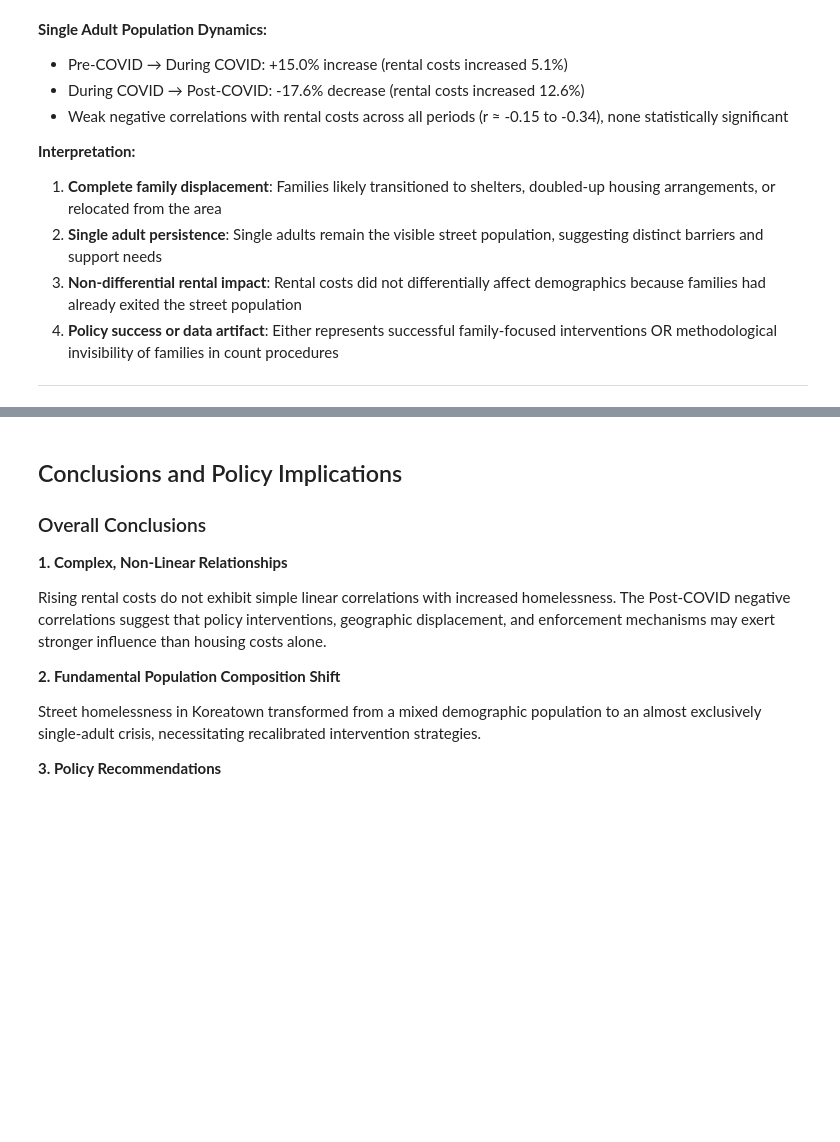
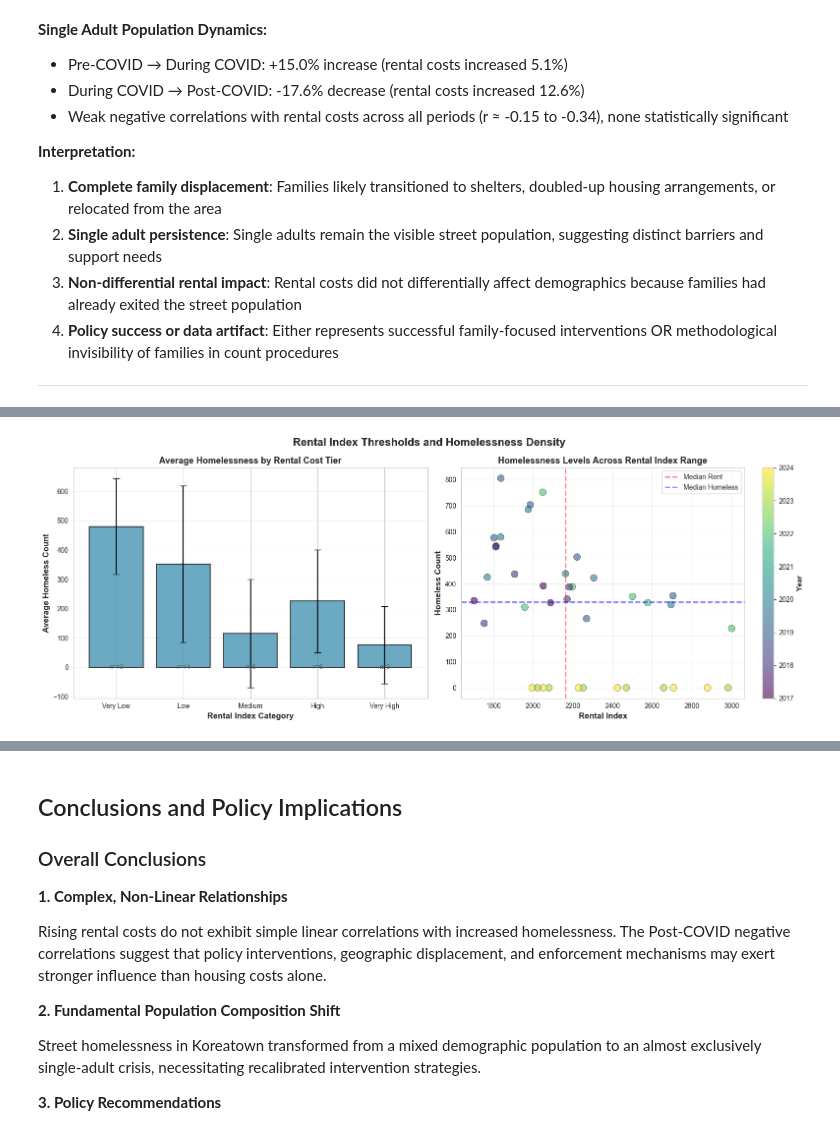
Before and after one commit to rxqnx00/homelessness_dataset, a Jupyter notebook: analysis.ipynb, the cells around one changed output, grey strips where cells are left out. Drawn from its saved outputs; the diff is of its cells as text; code cells hidden in the pictures; blank space fills up the shorter version.

```diff
--- a/analysis.ipynb
+++ b/analysis.ipynb
@@ -971,12 +972,25 @@ for i in range(len(periods)-1):
         # Families change
         family_old = family_period_means.loc[current, 'totStreetFamMem']
         family_new = family_period_means.loc[next_period, 'totStreetFamMem']
-        family_pct = ((family_new - family_old) / family_old * 100) if family_old != 0 else 0
+        if family_old != 0:
+            family_pct = ((family_new - family_old) / family_old * 100)
+            family_pct_str = f"{family_pct:+6.1f}%"
+        elif family_new == 0:
+            family_pct = 0
+            family_pct_str = "No change (both 0)"
+        else:
+            family_pct = float('inf')
+            family_pct_str = "N/A (from 0)"
 
         print(f"  Rental Index:        {rental_old:8.2f} → {rental_new:8.2f} ({rental_pct:+6.1f}%)")
         print(f"  Single Adults:       {single_old:8.2f} → {single_new:8.2f} ({single_pct:+6.1f}%)")
-        print(f"  Family Members:      {family_old:8.2f} → {family_new:8.2f} ({family_pct:+6.1f}%)")
-        print(f"\n  Differential Impact: {abs(single_pct - family_pct):.1f} percentage points")
+        print(f"  Family Members:      {family_old:8.2f} → {family_new:8.2f} ({family_pct_str})")
+
+        # Only calculate differential if both percentages are valid numbers
+        if family_old != 0:
+            print(f"\n  Differential Impact: {abs(single_pct - family_pct):.1f} percentage points")
+        else:
+            print(f"\n  Note: Family homelessness already at zero; differential impact not applicable")
 
         if abs(single_pct) > abs(family_pct):
             print(f"  → Single adults were impacted MORE severely")
@@ -1105,0 +1284,71 @@ more single adults relative to families.
+# %%
+# Graph 3: Rental Affordability Threshold Analysis
+# Explores whether certain rental index levels correlate with homelessness spikes
+
+fig, axes = plt.subplots(1, 2, figsize=(16, 6))
+fig.suptitle('Rental Index Thresholds and Homelessness Density', fontsize=16, fontweight='bold')
+
+# Create rental index bins
+analysis_df['rental_bin'] = pd.cut(analysis_df['rental_index'],
+                                     bins=5,
+                                     labels=['Very Low', 'Low', 'Medium', 'High', 'Very High'])
+
+# Plot 1: Homelessness by rental bin
+ax1 = axes[0]
+bin_summary = analysis_df.groupby('rental_bin').agg({
+    'unsheltered_pop_count': ['mean', 'std', 'count'],
+    'rental_index': 'mean'
+}).reset_index()
+
+bin_summary.columns = ['rental_bin', 'mean_homeless', 'std_homeless', 'n_obs', 'mean_rental']
+
+x_pos = np.arange(len(bin_summary))
+ax1.bar(x_pos, bin_summary['mean_homeless'],
+        yerr=bin_summary['std_homeless'],
+        capsize=5, alpha=0.7, color='#2E86AB', edgecolor='black', linewidth=1.5)
+ax1.set_xticks(x_pos)
+ax1.set_xticklabels(bin_summary['rental_bin'], rotation=0)
+ax1.set_xlabel('Rental Index Category', fontsize=12, fontweight='bold')
+ax1.set_ylabel('Average Homeless Count', fontsize=12, fontweight='bold')
+ax1.set_title('Average Homelessness by Rental Cost Tier', fontsize=13, fontweight='bold')
+ax1.grid(True, alpha=0.3, axis='y')
+
+# Add sample size labels
+for i, (x, n) in enumerate(zip(x_pos, bin_summary['n_obs'])):
+    ax1.text(x, -5, f'n={int(n)}', ha='center', fontsize=9, color='#555555')
+
+# Plot 2: Distribution of observations across rental-homeless space
+ax2 = axes[1]
+scatter = ax2.scatter(analysis_df['rental_index'],
+                     analysis_df['unsheltered_pop_count'],
+                     c=analysis_df['year'],
+                     cmap='viridis',
+                     s=100,
+                     alpha=0.6,
+                     edgecolors='black',
+                     linewidth=0.5)
+
+# Add colorbar for year
+cbar = plt.colorbar(scatter, ax=ax2)
+cbar.set_label('Year', fontsize=11, fontweight='bold')
+
+ax2.set_xlabel('Rental Index', fontsize=12, fontweight='bold')
+ax2.set_ylabel('Homeless Count', fontsize=12, fontweight='bold')
+ax2.set_title('Homelessness Levels Across Rental Index Range', fontsize=13, fontweight='bold')
+ax2.grid(True, alpha=0.3)
+
+# Add reference lines at median values
+median_rent = analysis_df['rental_index'].median()
+median_homeless = analysis_df['unsheltered_pop_count'].median()
+ax2.axvline(median_rent, color='red', linestyle='--', alpha=0.5, linewidth=2, label='Median Rent')
+ax2.axhline(median_homeless, color='blue', linestyle='--', alpha=0.5, linewidth=2, label='Median Homeless')
+ax2.legend()
+
+plt.tight_layout()
+plt.savefig('figures/fig6_rental_threshold_analysis.png', dpi=300, bbox_inches='tight')
+plt.show()
+
+print("\nRental threshold analysis shows whether homelessness levels differ significantly")
+print("across different rental cost tiers, suggesting potential affordability breaking points.")
+# %% [output]
+[figure, added]
```
Also changed, not shown: parts of 14 cells of this notebook, 10 other files.
